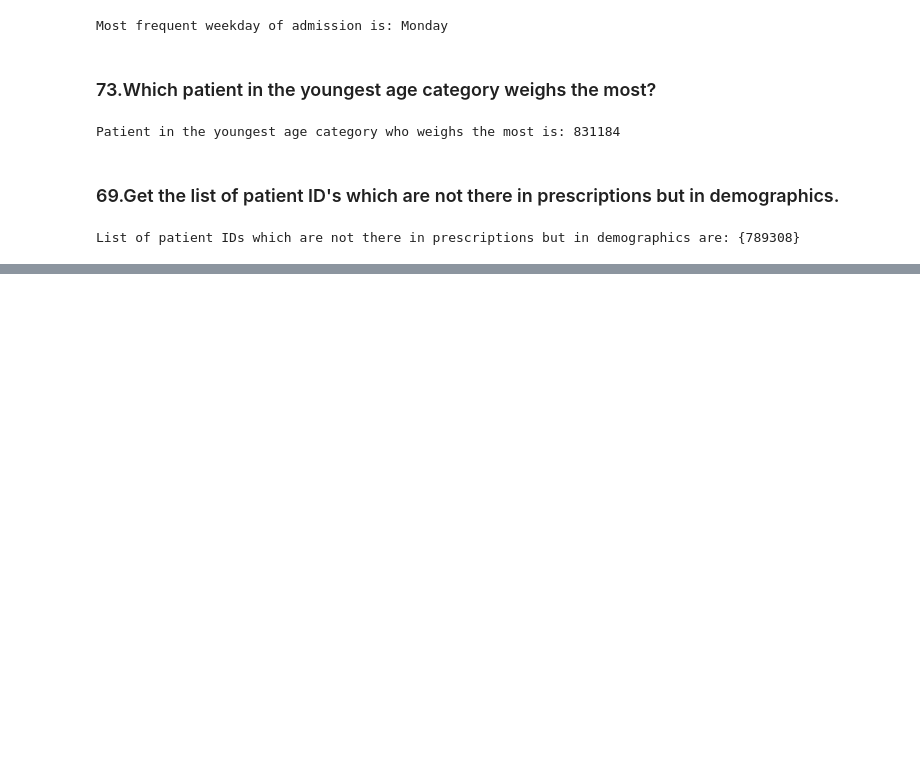
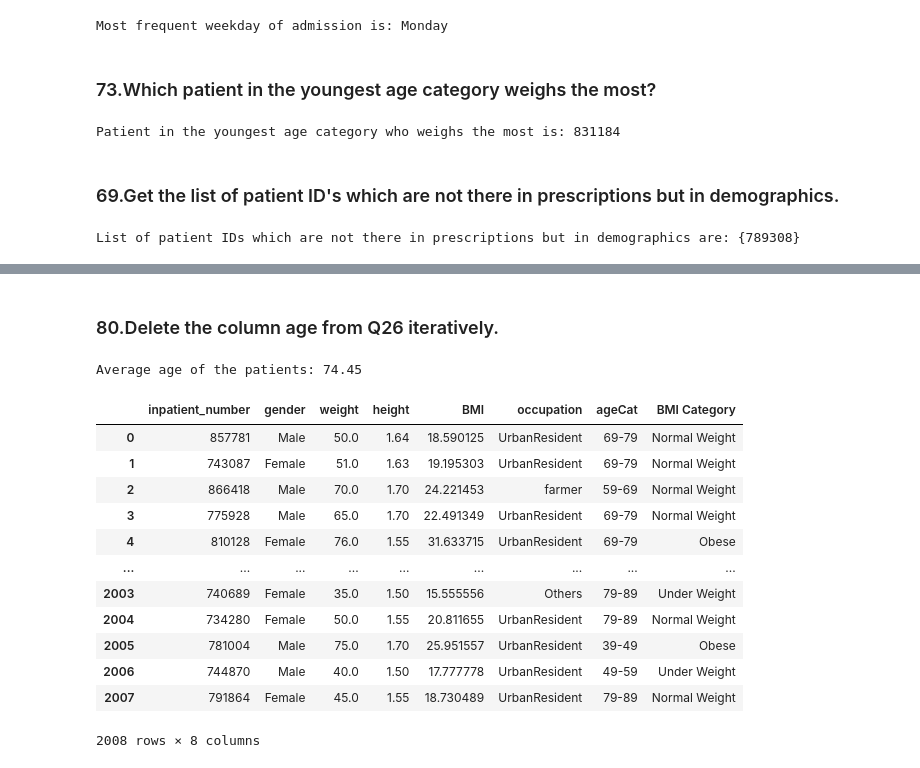
Before and after one commit to SivasankariDA112/03_Hacktivators_PythonHackathon_Apr24, a Jupyter notebook: Jazeera_Qns65-80.ipynb, the cells around one changed output, grey strips where cells are left out. Saved outputs shown, nothing was run; the diff lists cells and outputs as text; code cells hidden in the pictures; blank space fills up the shorter version.

```diff
--- a/Jazeera_Qns65-80.ipynb
+++ b/Jazeera_Qns65-80.ipynb
@@ -108,0 +204,30 @@ List of patient IDs which are not there in prescriptions but in demographics are
+# %% [markdown]
+### 80.Delete the column age from Q26 iteratively.
+# %%
+def random_age(age):
+    age_range = [int(age) for age in age.split('-')]
+    return np.random.randint(age_range[0], age_range[1] + 1)
+df5['new_age'] = df5['ageCat'].apply(random_age)
+average_age = df5['new_age'].mean()
+print(f"Average age of the patients: {average_age:.2f}")
+
+for col in df5.columns:
+    if 'new_age' in col:
+        del df5['new_age']
+
+df5
+# %% [output]
+Average age of the patients: 74.45
+|  | inpatient_number | gender | weight | height | BMI | occupation | ageCat | BMI Category |
+| 0 | 857781 | Male | 50.0 | 1.64 | 18.590125 | UrbanResident | 69-79 | Normal Weight |
+| 1 | 743087 | Female | 51.0 | 1.63 | 19.195303 | UrbanResident | 69-79 | Normal Weight |
+| 2 | 866418 | Male | 70.0 | 1.70 | 24.221453 | farmer | 59-69 | Normal Weight |
+| 3 | 775928 | Male | 65.0 | 1.70 | 22.491349 | UrbanResident | 69-79 | Normal Weight |
+| 4 | 810128 | Female | 76.0 | 1.55 | 31.633715 | UrbanResident | 69-79 | Obese |
+| ... | ... | ... | ... | ... | ... | ... | ... | ... |
+| 2003 | 740689 | Female | 35.0 | 1.50 | 15.555556 | Others | 79-89 | Under Weight |
+| 2004 | 734280 | Female | 50.0 | 1.55 | 20.811655 | UrbanResident | 79-89 | Normal Weight |
+| 2005 | 781004 | Male | 75.0 | 1.70 | 25.951557 | UrbanResident | 39-49 | Obese |
+| 2006 | 744870 | Male | 40.0 | 1.50 | 17.777778 | UrbanResident | 49-59 | Under Weight |
+| 2007 | 791864 | Female | 45.0 | 1.55 | 18.730489 | UrbanResident | 79-89 | Normal Weight |
+2008 rows × 8 columns
```
Also changed, not shown: parts of 13 cells of this notebook.
